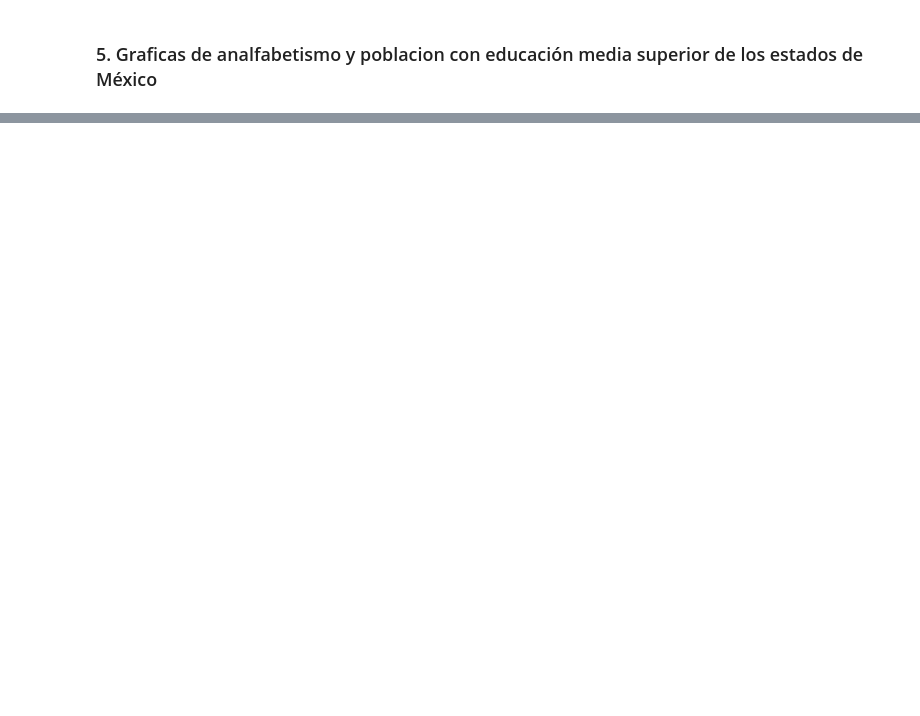
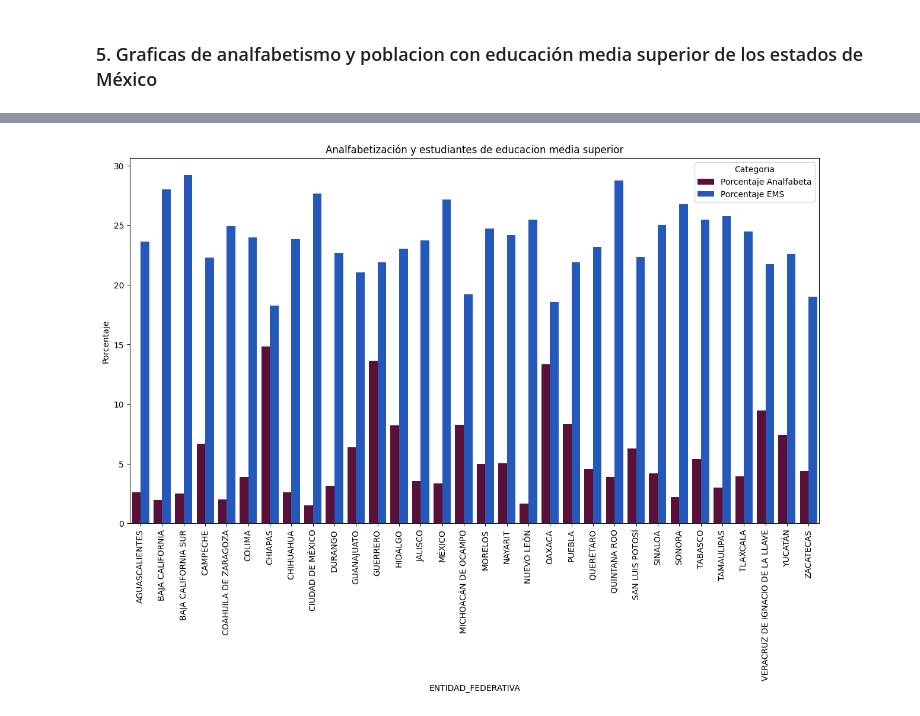
Before and after one commit to EscamillaJuan/CienciaDeDatos, a Jupyter notebook: Proyecto INEGI/CD_14_INEGI_colab.ipynb, the cells around one changed output, grey strips where cells are left out. Drawn from its saved outputs; the diff is of its cells as text; code cells hidden in the pictures; blank space fills up the shorter version.

Commit message:
Update CD_14_INEGI_colab.ipynb
Añadido de grafica de analfabetización y educación media superior

```diff
--- a/Proyecto INEGI/CD_14_INEGI_colab.ipynb
+++ b/Proyecto INEGI/CD_14_INEGI_colab.ipynb
@@ -335,3 +352,26 @@ df_ems
 | 29 | 30 | VERACRUZ DE IGNACIO DE LA LLAVE | VZ | 21.743559 |
 | 30 | 31 | YUCATÁN | YN | 22.552535 |
 | 31 | 32 | ZACATECAS | ZS | 19.005817 |
+# %%
+#Obtenemos los datos de analfabetismo
+id = []
+porcentaje_an = []
+for i in range(1,33):
+    if i < 10:
+        url = f'https://www.inegi.org.mx/app/api/indicadores/desarrolladores/jsonxml/INDICATOR/3108001001/es/0700000{i}/true/BISE/2.0/{TOKEN}?type=json'
+    else:
+        url = f'https://www.inegi.org.mx/app/api/indicadores/desarrolladores/jsonxml/INDICATOR/3108001001/es/070000{i}/true/BISE/2.0/{TOKEN}?type=json'
+    respuesta = requests.get(url)
+    if respuesta.status_code == 200:
+        contenido = json.loads(respuesta.content)
+    porcentaje_an.append(contenido['Series'][0]['OBSERVATIONS'][0]['OBS_VALUE'])
+    id.append(i)
+# %%
+#Agrego el porcentaje de analfabetas al DataFrame
+df_ems['Porcentaje Analfabeta'] = porcentaje_an
+df_ems['Porcentaje Analfabeta'] = pd.to_numeric(df_ems['Porcentaje Analfabeta'])
+#Me quedo con las columnas que me interesa
+df_filtrado=df_ems[['ENTIDAD_FEDERATIVA','Porcentaje Analfabeta','Porcentaje EMS']]
+df = pd.melt(df_filtrado, id_vars='ENTIDAD_FEDERATIVA',
+            var_name='Categoria', value_name='Porcentaje')
+df
@@ -337,0 +392,11 @@ df_ems
+# %%
+import seaborn as sns
+bar=plt.figure(figsize=(15,8))
+plt.title('Analfabetización y estudiantes de educacion media superior')
+sns.barplot(x='ENTIDAD_FEDERATIVA', y='Porcentaje', data=df, hue='Categoria', palette=["#66053A","#0B50D3","#D30B57"])
+plt.gca().legend().set_title('Categoria')
+plt.xticks(rotation=90)
+plt.ylabel("Porcentaje")
+plt.show()
+# %% [output]
+[figure, added]
```
Also changed, not shown: parts of 5 cells of this notebook.
